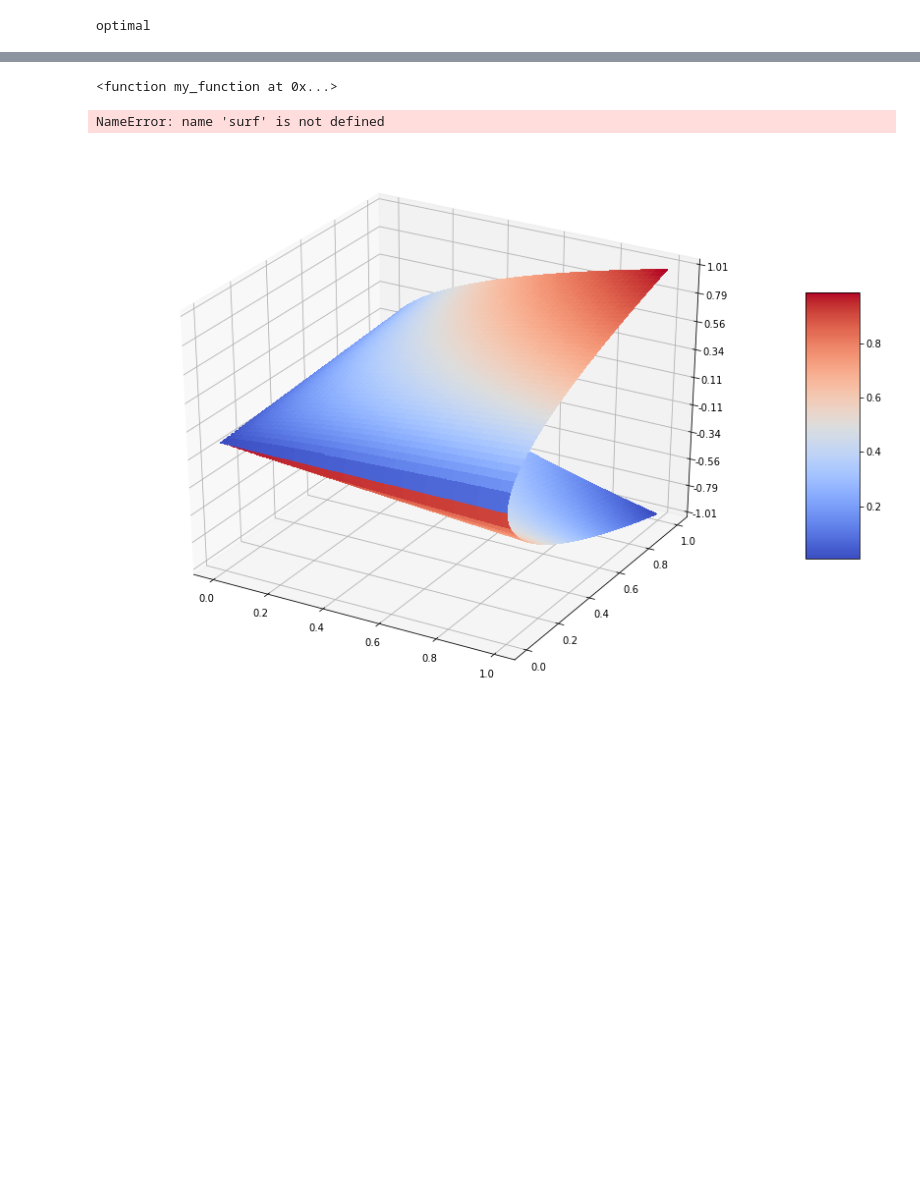
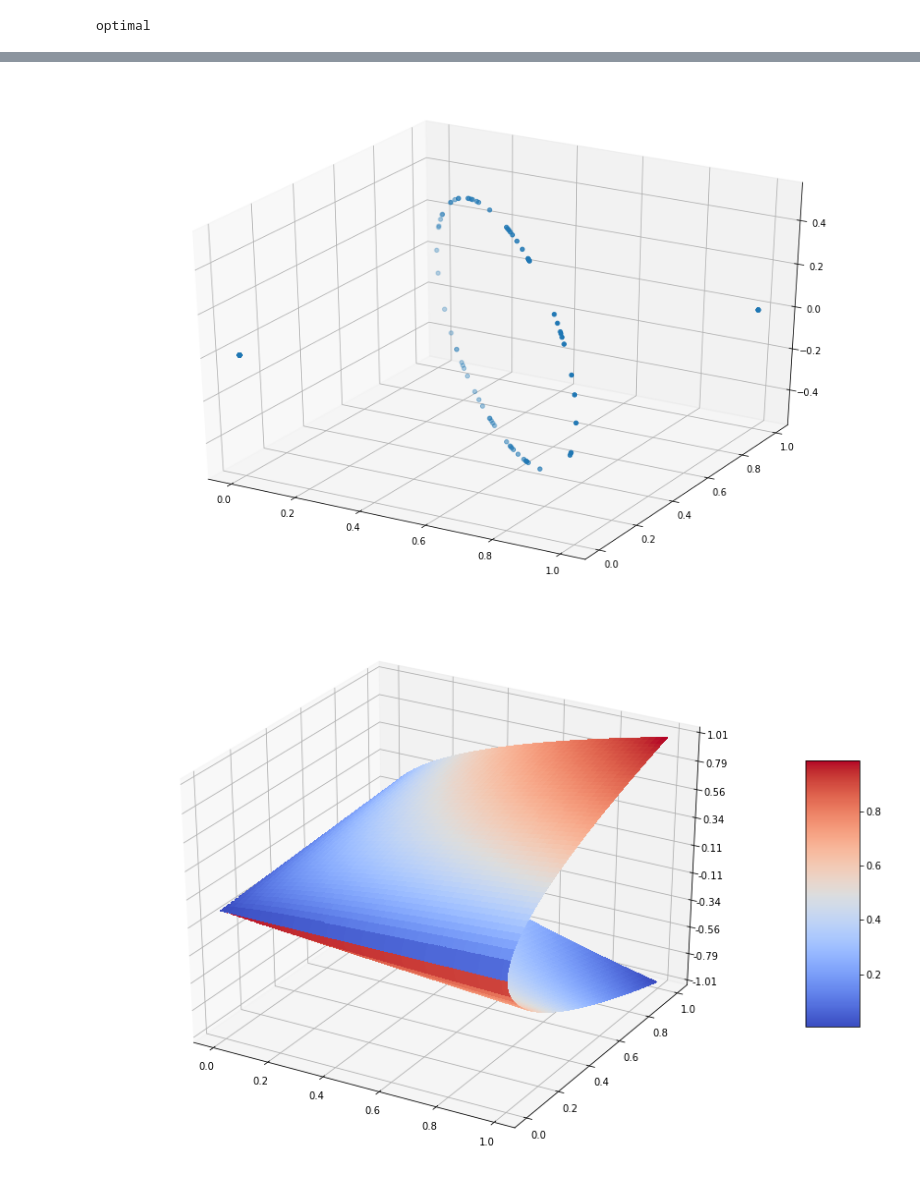
Before and after one commit to fafasonga/simplex, a Jupyter notebook: simplex/simplex.ipynb, the cells around one changed output, grey strips where cells are left out. Saved outputs shown, nothing was run; the diff lists cells and outputs as text; code cells hidden in the pictures; blank space fills up the shorter version.

```diff
--- a/simplex/simplex.ipynb
+++ b/simplex/simplex.ipynb
@@ -120,32 +116,30 @@ fig = plt.figure(figsize=[15,10])
 ax = fig.gca(projection='3d')
 
 def my_function():
+    vxs = []
     C = np.array([[2.0, 1.0],[1.0, 2.0]])
     I = np.identity(2)
     X = Symmetric(2)
-    c = 0;
-    for i in range(1,100):
-        C = C + C[i]
+    for i in range(100):
+        C = np.random.uniform(-1,1,(2,2))
+        C[0,1] = C[1,0]
         constraints = [lambda_min(X-1/2 * I) >=0,lambda_min(I - X) >=0]
         obj = Minimize(trace(C*X))
         prob = Problem(obj, constraints)
         prob.solve()
-        print X.value
-        return C
+        vx = np.zeros(3)
+        vx[0] = X.value[0,0]
+        vx[1] = X.value[1,1]
+        vx[2] = X.value[1,0]
+        vxs.append(vx)
+
+    vxs = np.array(vxs)
+    ax.scatter3D(vxs[:,0],vxs[:,1],vxs[:,2])
+    plt.show()
-# %%
-print my_function
-# %% [output]
-<function my_function at 0x...>
-# %%
-ax.set_zlim(-1.01, 1.01)
-ax.zaxis.set_major_locator(LinearLocator(10))
-ax.zaxis.set_major_formatter(FormatStrFormatter('%.02f'))
-
-fig.colorbar(surf, shrink=0.5, aspect=5)
-
-plt.show()
-# %% [output]
-NameError: name 'surf' is not defined
+# %%
+my_function()
+# %% [output]
+[figure, added]
 # %%
 from mpl_toolkits.mplot3d import Axes3D
 import matplotlib.pyplot as plt
```
Also changed, not shown: parts of 5 cells of this notebook.
